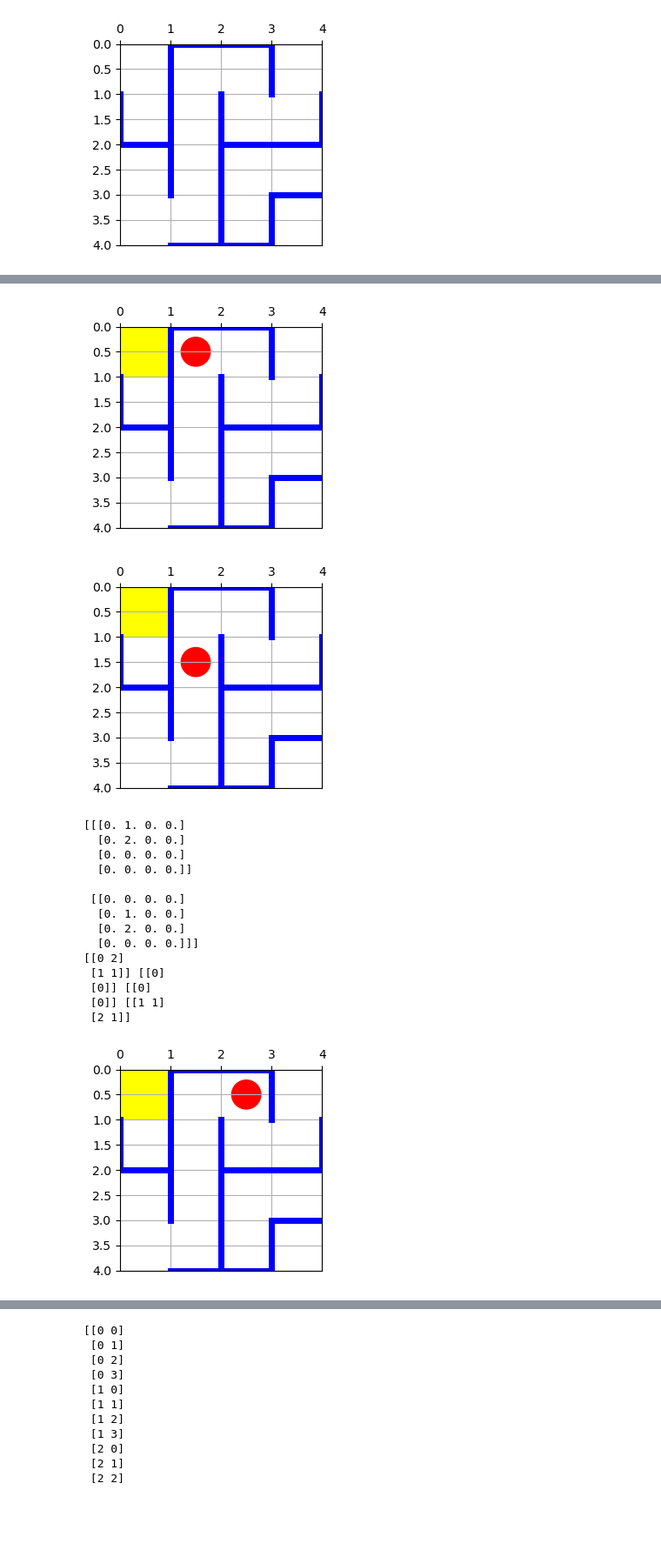
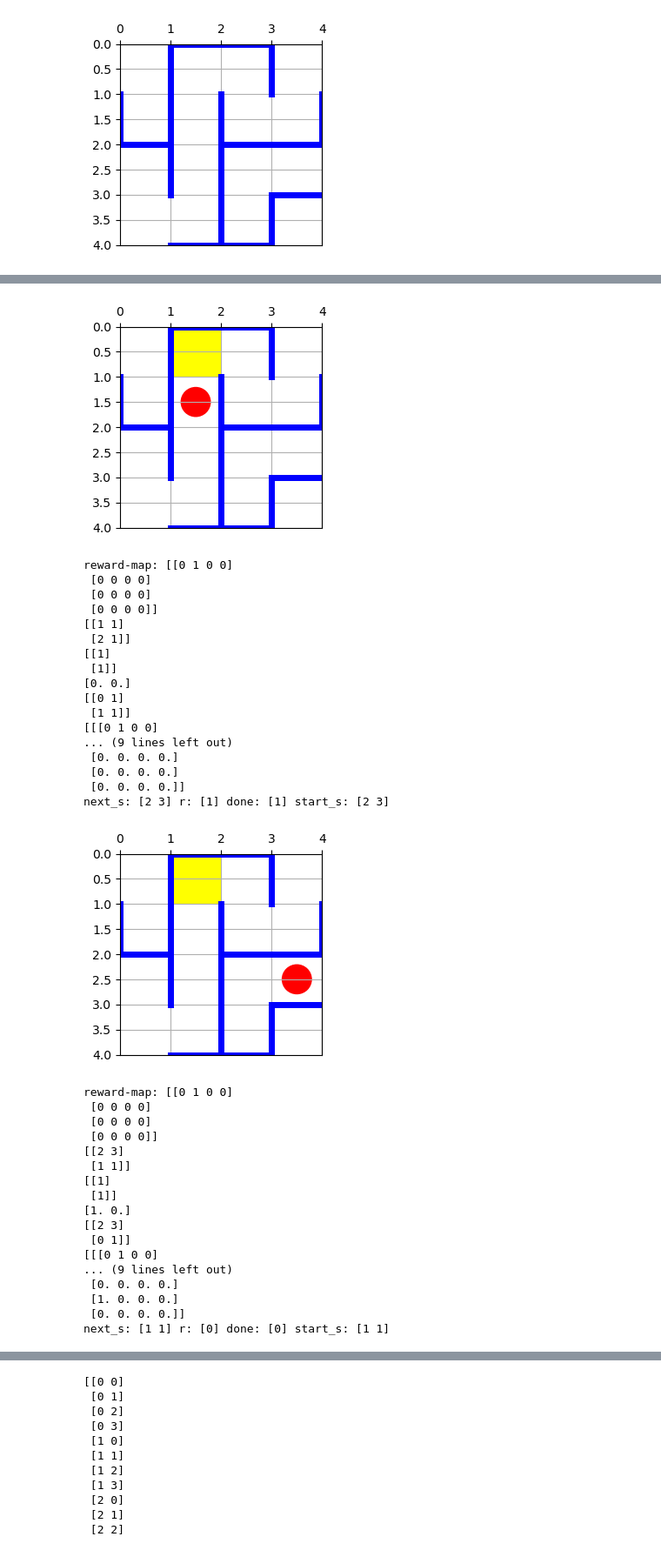
Before and after one commit to G1NO3/Replay_New, a Jupyter notebook: simulation.ipynb, the cells around one changed output, grey strips where cells are left out. Shown at 87% size. Cells and saved outputs as stored; diff of their text form; code cells hidden in the pictures; blank space fills up the shorter version.

Commit message:
reward map is given

```diff
--- a/simulation.ipynb
+++ b/simulation.ipynb
@@ -99,4 +97,0 @@ def render(goal_s, wall_maze, s, grid_size):
-# %%
-# render(env_state, s, grid_size)
-for i in range(n_agents):
-    render(env_state['goal_s'][i], env_state['wall_maze'][i], s[i], grid_size)
@@ -106,14 +98,19 @@ for i in range(n_agents):
 # %%
 s = env_state['start_s']
-a_list = jnp.array([1,2,0,2,1,2,0]).reshape(-1,1,1).repeat(n_agents, axis=1)
-for a in a_list:
+a_list = jnp.array([0,1,1,1,1,1,2,0,1,2,3,0,3,2,1,0,1]).reshape(-1,1,1).repeat(n_agents, axis=1)
+for i,a in enumerate(a_list):
     key, subkey = jax.random.split(key)
+    print('reward-map:',env_state['reward_map'][0])
     next_s, reward, done, env_state = step(subkey, env_state, s, a)
-    print(next_s, reward, env_state['done'], env_state['start_s'])
-
-    for j in range(n_agents):
+    obs = get_obs(env_state, next_s)
+    if i%4 == 4-1:
+        key, subkey = jax.random.split(key)
+        start_location, env_state = reset(grid_size=grid_size, key=key, n_agents=n_agents, env_state=env_state)
+        next_s = start_location
+        obs = get_obs(env_state, next_s)
+    print(obs[0,...,-1])
+    print('next_s:',next_s[0], 'r:', reward[0], 'done:', env_state['done'][0], 'start_s:', env_state['start_s'][0])
+    for j in range(1):
         render(env_state['goal_s'][j], env_state['wall_maze'][j], next_s[j], grid_size)
-    obs = get_obs(env_state, next_s)
     s = next_s
-    print(obs[...,-1])
 # %% [output]
@@ -126,17 +152,36 @@ for a in a_list:
-[figure, old version]
-[figure, old version]
+[figure, new version]
-[[[0. 1. 0. 0.]
-  [0. 2. 0. 0.]
-  [0. 0. 0. 0.]
-  [0. 0. 0. 0.]]
-
- [[0. 0. 0. 0.]
-  [0. 1. 0. 0.]
-  [0. 2. 0. 0.]
-  [0. 0. 0. 0.]]]
-[[0 2]
- [1 1]] [[0]
- [0]] [[0]
- [0]] [[1 1]
+reward-map: [[0 1 0 0]
+ [0 0 0 0]
+ [0 0 0 0]
+ [0 0 0 0]]
+[[1 1]
  [2 1]]
+[[1]
+ [1]]
+[0. 0.]
+[[0 1]
+ [1 1]]
+[[[0 1 0 0]
+... (9 lines left out)
+ [0. 0. 0. 0.]
+ [0. 0. 0. 0.]
+ [0. 0. 0. 0.]]
+next_s: [2 3] r: [1] done: [1] start_s: [2 3]
-[figure, old version]
+[figure, new version]
+reward-map: [[0 1 0 0]
+ [0 0 0 0]
+ [0 0 0 0]
+ [0 0 0 0]]
+[[2 3]
+ [1 1]]
+[[1]
+ [1]]
+[1. 0.]
+[[2 3]
+ [0 1]]
+[[[0 1 0 0]
+... (9 lines left out)
+ [0. 0. 0. 0.]
+ [1. 0. 0. 0.]
+ [0. 0. 0. 0.]]
+next_s: [1 1] r: [0] done: [0] start_s: [1 1]
```
Also changed, not shown: parts of 10 cells of this notebook, 3 other files.
